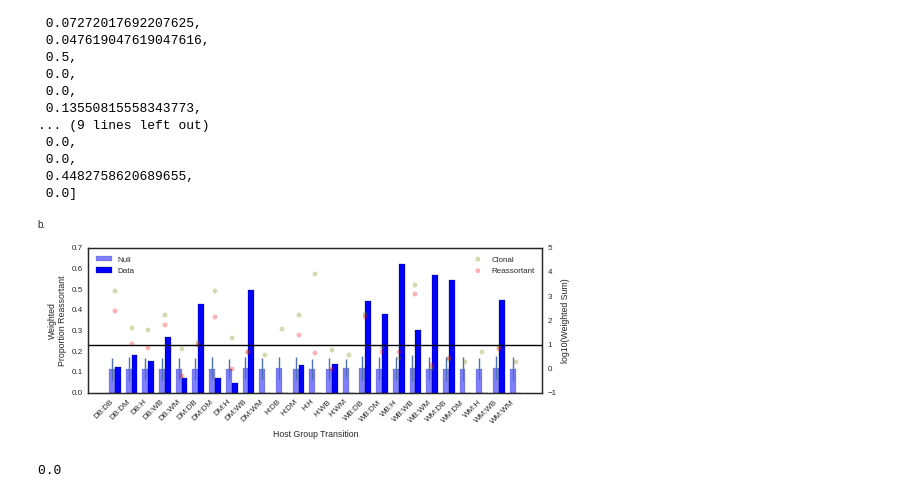
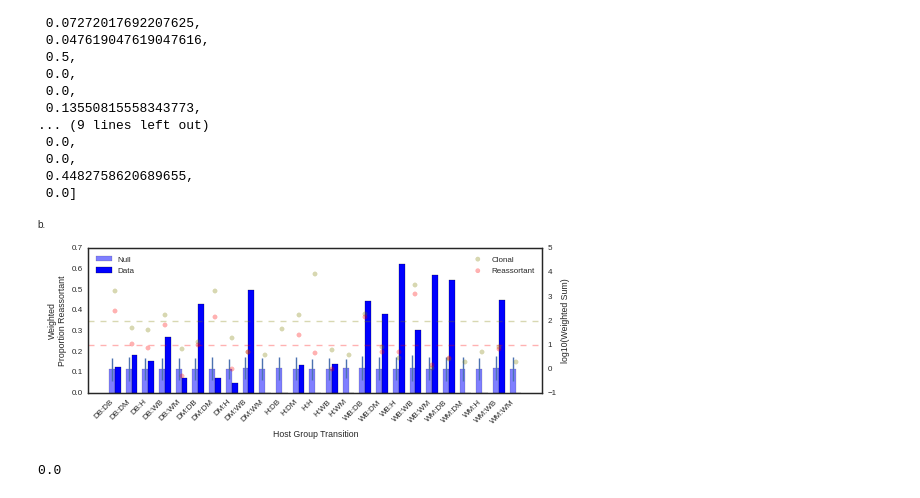
Before and after one commit to ericmjl/influenza-global-reassortment, a Jupyter notebook: Make Figure - Proportion Reassortant.ipynb, the cells around one changed output. Saved outputs shown, nothing was run; the diff lists cells and outputs as text; code cells hidden in the pictures.

```diff
--- a/Make Figure - Proportion Reassortant.ipynb
+++ b/Make Figure - Proportion Reassortant.ipynb
@@ -356,32 +356,33 @@ data
 # %%
 # Plot data vs. null model.
 fig = plt.figure(figsize=(7.5,3))
 
 ind = np.arange(len(means))
 width = 0.35
 
 ax = fig.add_subplot(1,1,1)
 ax.bar(ind, means, width=width, color='blue', label='Null', yerr=np.array(stds)*3, alpha=0.5)
 ax.bar(ind+width, data, width=width, color='blue', label='Data')
 ax.set_xticks(ind+width)
 ax.set_xticklabels(names, rotation=45, ha='right')
 ax.set_ylabel('Weighted\nProportion Reassortant')
 ax.set_xlabel('Host Group Transition')
 
 
 ax2 = ax.twinx()
 ax2.scatter(ind+width, log10clonal, color='olive', label='Clonal', alpha=0.3)
 ax2.scatter(ind+width, log10reassort, color='red', label='Reassortant', alpha=0.3)
 ax2.set_ylabel('log10(Weighted Sum)')
 ax.legend(loc='upper left')
 ax2.legend(loc='upper right')
-ax2.axhline(y=1, color='black')
+ax2.axhline(y=1, color='red', alpha=0.3, linestyle='--')
+ax2.axhline(y=2, color='olive', alpha=0.3, linestyle='--')
 ax.annotate('b.', xy=(0,1), xycoords='figure fraction', va='top', ha='left')
 # plt.legend()
 plt.subplots_adjust(left=0.08, right=0.92, bottom=0.23)
 plt.savefig('figures/Proportion Reassortant Ecological.pdf')
 # %% [output]
-[figure, old version]
+[figure, new version]
 # %%
 # # Try plotting as a square matrix of circles.
 # # Area of circle corresponds to proportion.
```
Also changed, not shown: parts of 1 cell of this notebook, 2 other files.
